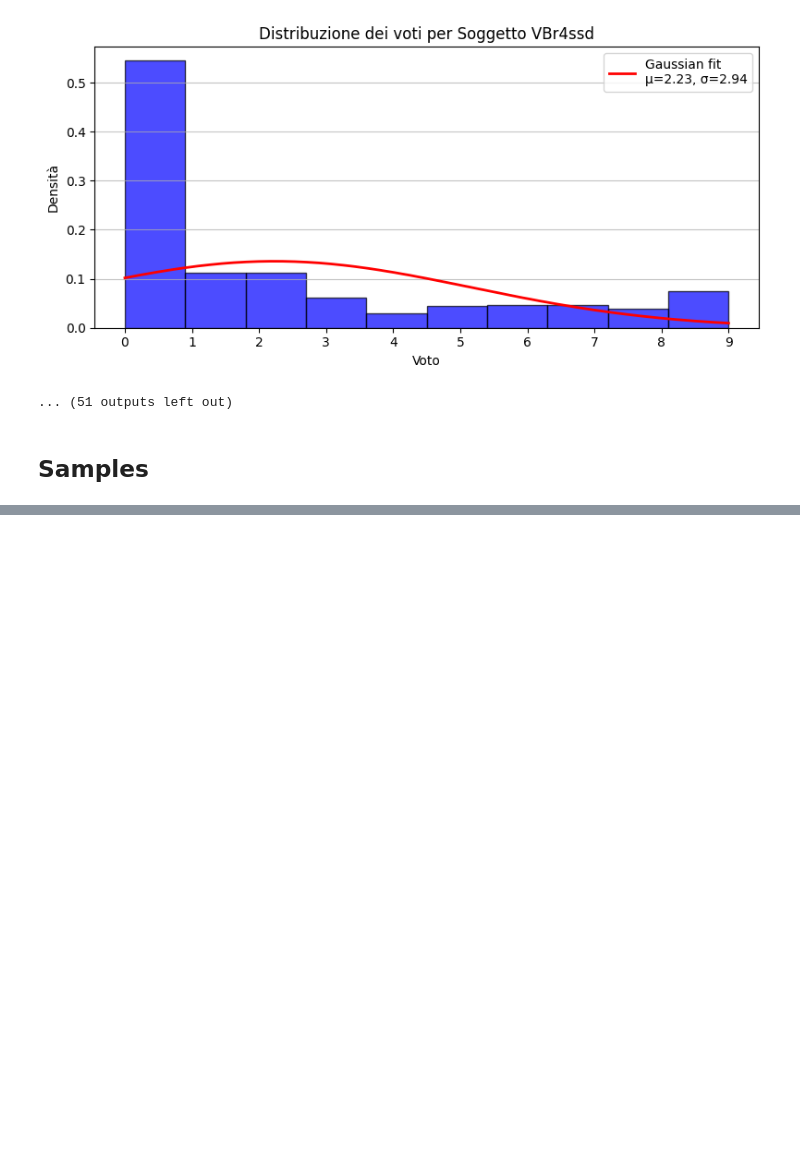
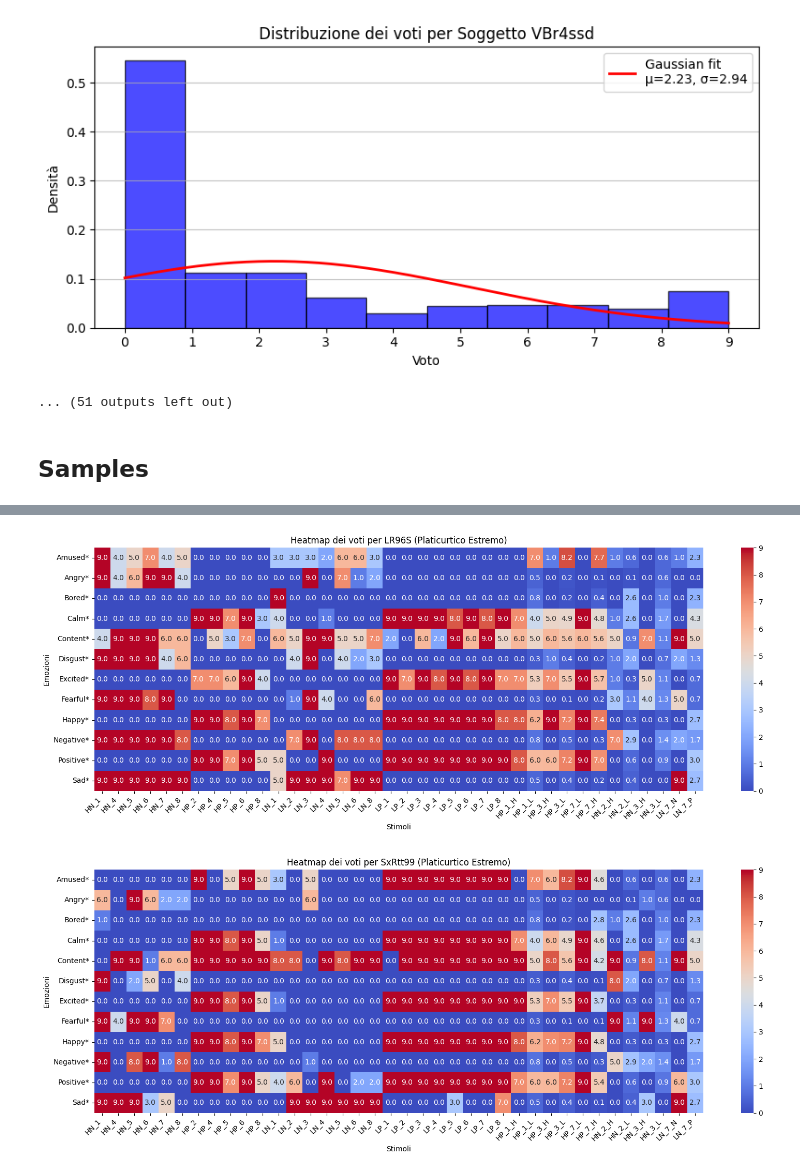
Before and after one commit to irenebartolini02/multimotion, a Jupyter notebook: data_analysis.ipynb, the cells around one changed output, grey strips where cells are left out. Drawn from its saved outputs; the diff is of its cells as text; code cells hidden in the pictures; blank space fills up the shorter version.

```diff
--- a/data_analysis.ipynb
+++ b/data_analysis.ipynb
@@ -132,0 +331,51 @@ for participant in data['Participant'].unique():
+# %%
+# Plot delle heatmap per gli outliers [LR96S e SxRtt99]
+import os
+import seaborn as sns
+
+outliers = ['LR96S', 'SxRtt99']
+stimuli = [
+    "HN_1", "HN_4", "HN_5", "HN_6", "HN_7", "HN_8",
+    "HP_2", "HP_4", "HP_5", "HP_6", "HP_8",
+    "LN_1", "LN_2", "LN_3", "LN_4", "LN_5", "LN_6", "LN_8",
+    "LP_1", "LP_2", "LP_3", "LP_4", "LP_5", "LP_6", "LP_7", "LP_8",
+    "HP_1_H", "HP_1_L", "HP_3_H", "HP_3_L", "HP_7_L", "HP_7_H",
+    "HN_2_H", "HN_2_L", "HN_3_H", "HN_3_L", "LN_7_N", "LN_7_P"
+ ]
+
+data= data[['Participant'] + emotions_to_use+ ["Stimulus_Name"]]
+
+for p in outliers:
+    # Seleziona tutte le righe del partecipante e solo le colonne emozioni
+    scores_df = data.loc[data['Participant'] == p, emotions_to_use ]
+
+    if scores_df.empty:
+        print(f"Nessun dato trovato per il partecipante {p}")
+        continue
+
+    # Etichette asse X: usa i nomi degli stimoli se la lunghezza coincide
+    n_cols = scores_df.shape[0]
+    x_labels = stimuli
+
+    plt.figure(figsize=(16, 6))
+    ax = sns.heatmap(
+        scores_df.T,
+        annot=True,
+        fmt='.1f',
+        cmap='coolwarm',
+        cbar=True,
+        xticklabels=x_labels,
+        yticklabels=emotions_to_use
+    )
+
+    plt.title(f'Heatmap dei voti per {p} (Platicurtico Estremo)')
+    plt.xlabel('Stimoli')
+    plt.ylabel('Emozioni')
+    plt.xticks(rotation=45, ha='right')
+    plt.tight_layout()
+    plt.savefig(f'img/heatmap_{p}.png', bbox_inches='tight', dpi=150)
+    plt.show()
+    plt.close()
+# %% [output]
+[figure, added]
+[figure, added]
```
Also changed, not shown: parts of 12 cells of this notebook, 5 other files.
